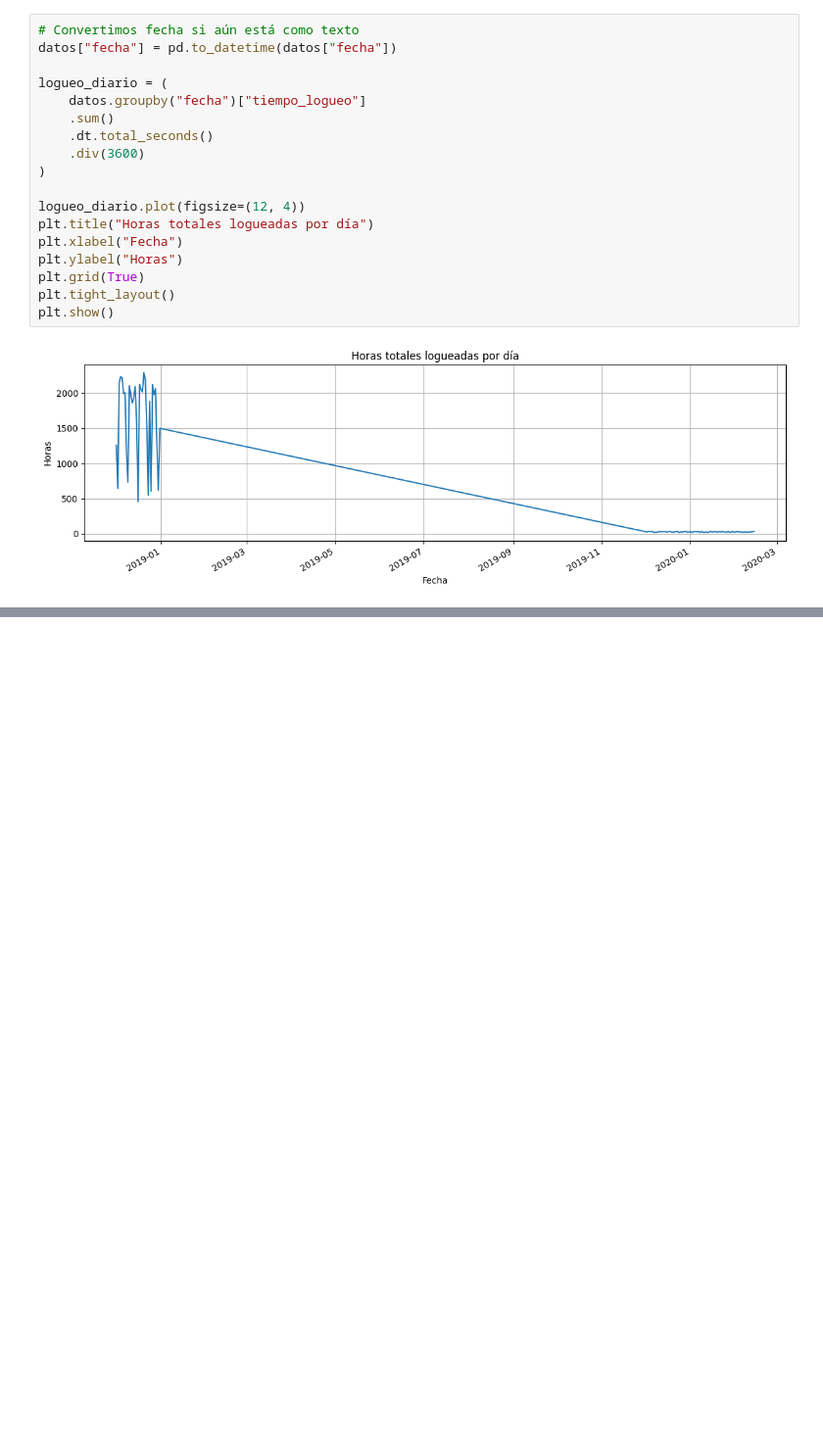
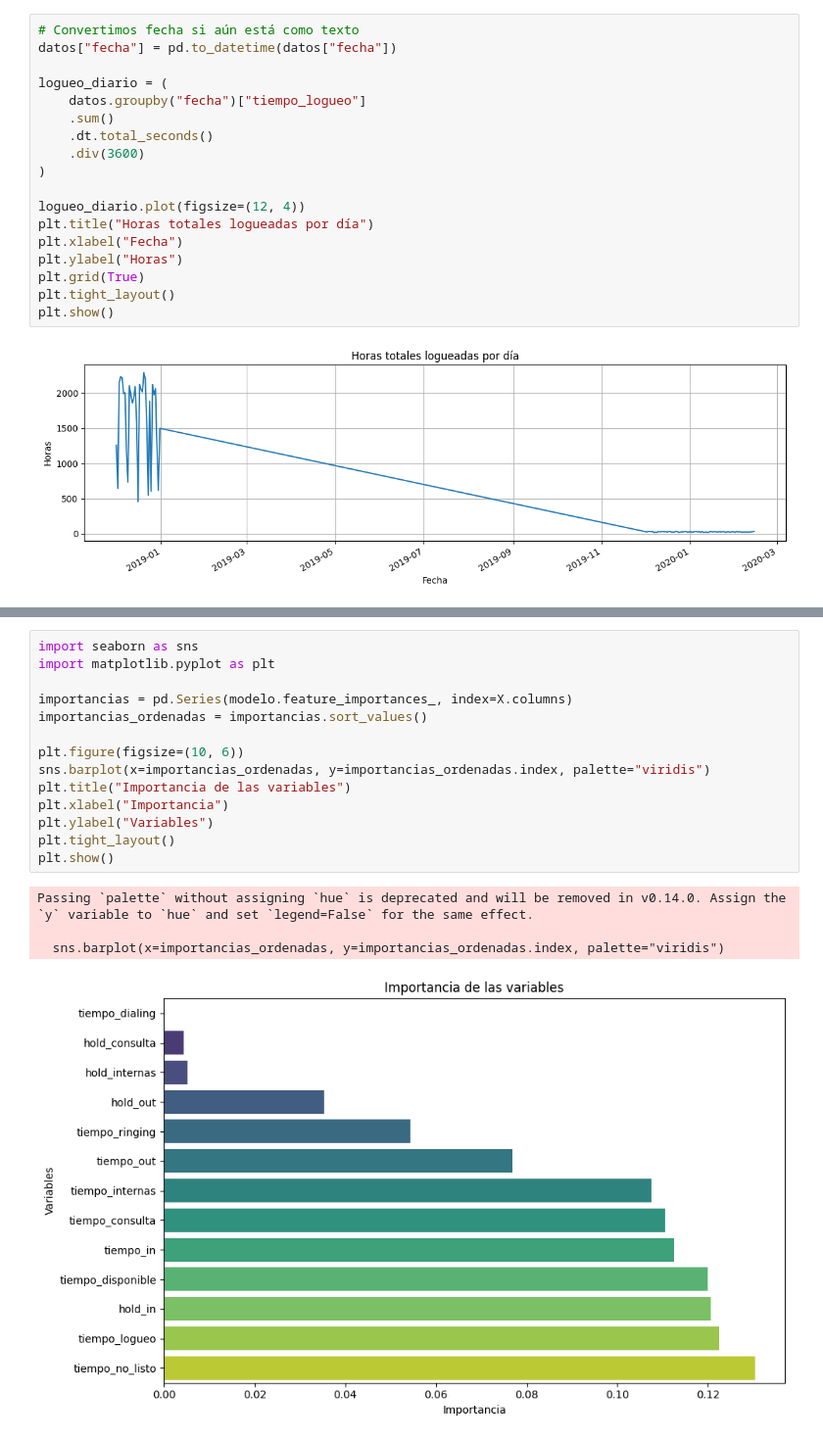
Before and after one commit to r2x4/consolidado_practice, a Jupyter notebook: consolidado_practice.ipynb, the cells around one changed output, grey strips where cells are left out. Shown at 98% size. Saved outputs shown, nothing was run; the diff lists cells and outputs as text; blank space fills up the shorter version.

```diff
--- a/consolidado_practice.ipynb
+++ b/consolidado_practice.ipynb
@@ -295,0 +366,19 @@ plt.show()
+# %%
+import seaborn as sns
+import matplotlib.pyplot as plt
+
+importancias = pd.Series(modelo.feature_importances_, index=X.columns)
+importancias_ordenadas = importancias.sort_values()
+
+plt.figure(figsize=(10, 6))
+sns.barplot(x=importancias_ordenadas, y=importancias_ordenadas.index, palette="viridis")
+plt.title("Importancia de las variables")
+plt.xlabel("Importancia")
+plt.ylabel("Variables")
+plt.tight_layout()
+plt.show()
+# %% [output]
+Passing `palette` without assigning `hue` is deprecated and will be removed in v0.14.0. Assign the `y` variable to `hue` and set `legend=False` for the same effect.
+
+  sns.barplot(x=importancias_ordenadas, y=importancias_ordenadas.index, palette="viridis")
+[figure, added]
```
Also changed, not shown: parts of 9 cells of this notebook.
